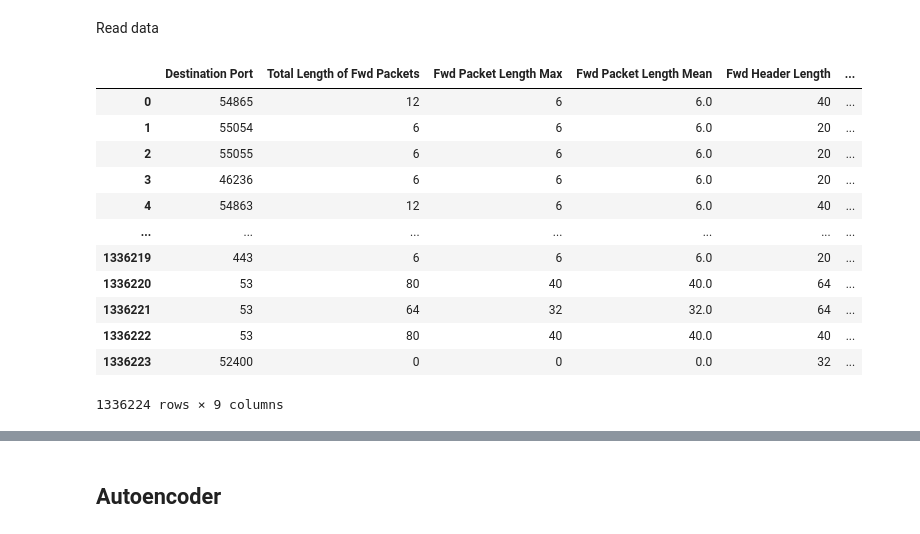
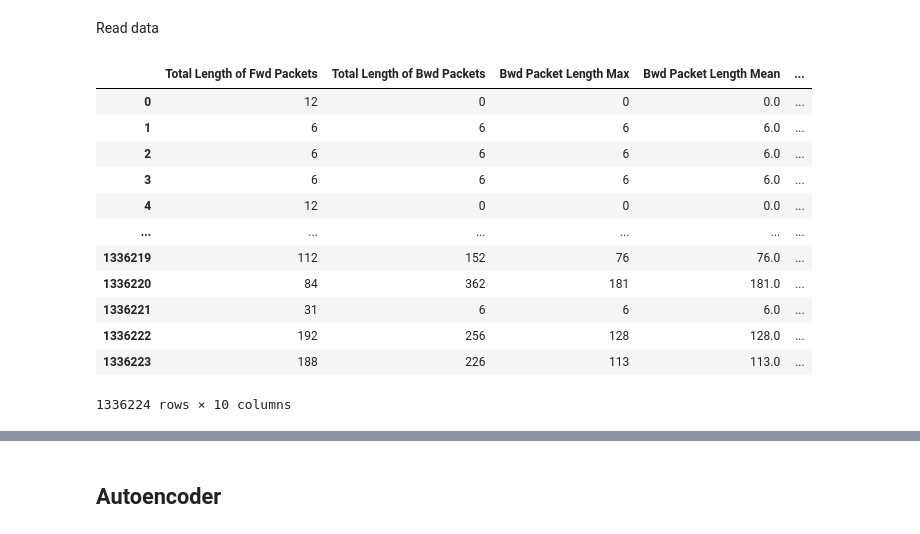
Before and after one commit to dwdwjtwcz/ids2017-anomaly-detection, a Jupyter notebook: PCA.ipynb, the cells around one changed output, grey strips where cells are left out. Drawn from its saved outputs; the diff is of its cells as text; code cells hidden in the pictures.

```diff
--- a/PCA.ipynb
+++ b/PCA.ipynb
@@ -14,23 +14,23 @@ from jax.example_libraries import stax
 # %% [markdown]
 Read data
 # %%
-df = pd.read_parquet('./IDS2017/Final/DDoS_Attacks.parquet')
-df = df.drop(columns=[' Label'])
+df = pd.read_parquet('./IDS2017/Final/Combined.parquet')
+df = df.drop(columns=['Label'])
 display(df)
 # %% [output]
-|  | Destination Port | Total Length of Fwd Packets | Fwd Packet Length Max | Fwd Packet Length Mean | Fwd Header Length | ... |
-| 0 | 54865 | 12 | 6 | 6.0 | 40 | ... |
-| 1 | 55054 | 6 | 6 | 6.0 | 20 | ... |
-| 2 | 55055 | 6 | 6 | 6.0 | 20 | ... |
-| 3 | 46236 | 6 | 6 | 6.0 | 20 | ... |
-| 4 | 54863 | 12 | 6 | 6.0 | 40 | ... |
-| ... | ... | ... | ... | ... | ... | ... |
-| 1336219 | 443 | 6 | 6 | 6.0 | 20 | ... |
-| 1336220 | 53 | 80 | 40 | 40.0 | 64 | ... |
-| 1336221 | 53 | 64 | 32 | 32.0 | 64 | ... |
-| 1336222 | 53 | 80 | 40 | 40.0 | 40 | ... |
-| 1336223 | 52400 | 0 | 0 | 0.0 | 32 | ... |
+|  | Total Length of Fwd Packets | Total Length of Bwd Packets | Bwd Packet Length Max | Bwd Packet Length Mean | ... |
+| 0 | 12 | 0 | 0 | 0.0 | ... |
+| 1 | 6 | 6 | 6 | 6.0 | ... |
+| 2 | 6 | 6 | 6 | 6.0 | ... |
+| 3 | 6 | 6 | 6 | 6.0 | ... |
+| 4 | 12 | 0 | 0 | 0.0 | ... |
+| ... | ... | ... | ... | ... | ... |
+| 1336219 | 112 | 152 | 76 | 76.0 | ... |
+| 1336220 | 84 | 362 | 181 | 181.0 | ... |
+| 1336221 | 31 | 6 | 6 | 6.0 | ... |
+| 1336222 | 192 | 256 | 128 | 128.0 | ... |
+| 1336223 | 188 | 226 | 113 | 113.0 | ... |
-1336224 rows × 9 columns
+1336224 rows × 10 columns
 # %%
 x = df.to_numpy()
 col_mean = np.nanmean(x, axis=0)
```
Also changed, not shown: parts of 1 cell of this notebook, 6 other files.
